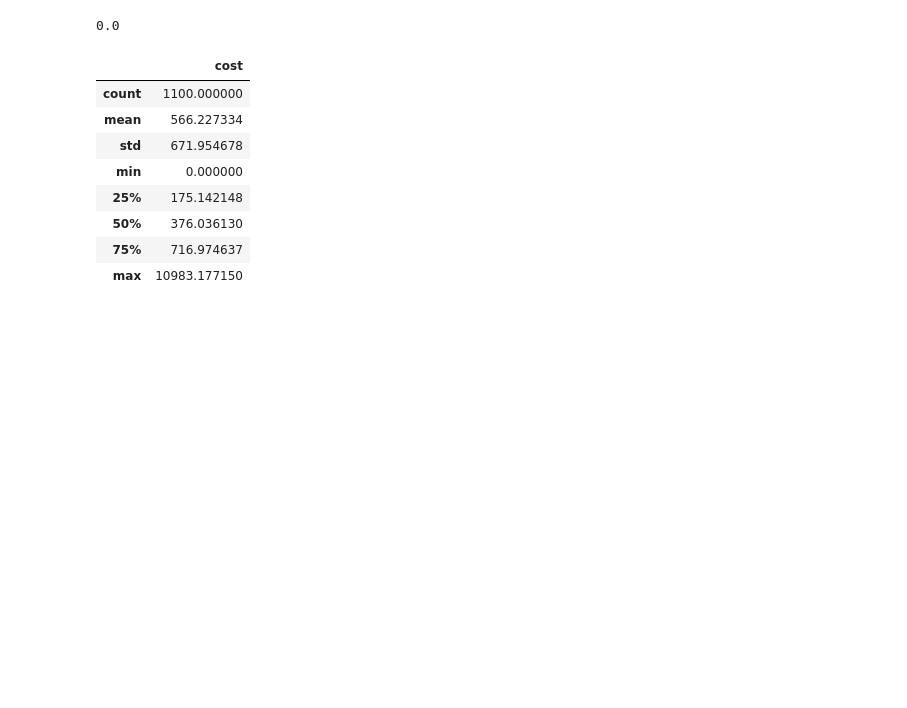
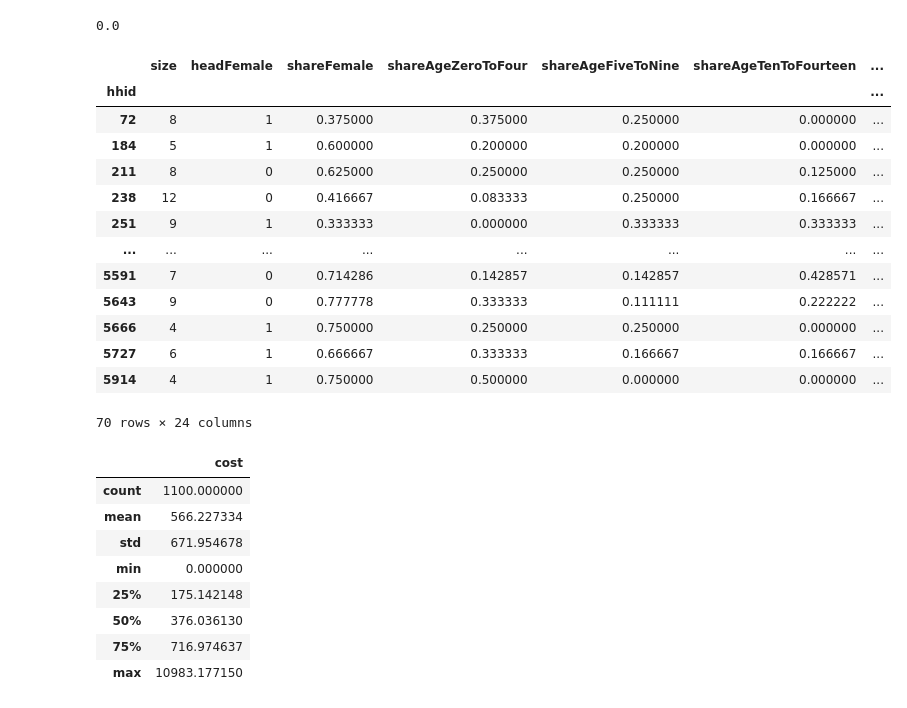
Before and after one commit to Colleen-ODonnell/KenyaPovertyTargetingModel, a Jupyter notebook: 2progs/C3_RenameVariables2.ipynb, the cells around one changed output. Drawn from its saved outputs; the diff is of its cells as text; code cells hidden in the pictures; blank space fills up the shorter version.

```diff
--- a/2progs/C3_RenameVariables2.ipynb
+++ b/2progs/C3_RenameVariables2.ipynb
@@ -245,6 +249,23 @@ foo = pd.DataFrame({
 foo.shareSpeaks.min()
 # %% [output]
 0.0
+# %%
+foo.query('shareAgeNaN!=0.0')
+# %% [output]
+|  | size | headFemale | shareFemale | shareAgeZeroToFour | shareAgeFiveToNine | shareAgeTenToFourteen | ... |
+| hhid |  |  |  |  |  |  | ... |
+| 72 | 8 | 1 | 0.375000 | 0.375000 | 0.250000 | 0.000000 | ... |
+| 184 | 5 | 1 | 0.600000 | 0.200000 | 0.200000 | 0.000000 | ... |
+| 211 | 8 | 0 | 0.625000 | 0.250000 | 0.250000 | 0.125000 | ... |
+| 238 | 12 | 0 | 0.416667 | 0.083333 | 0.250000 | 0.166667 | ... |
+| 251 | 9 | 1 | 0.333333 | 0.000000 | 0.333333 | 0.333333 | ... |
+| ... | ... | ... | ... | ... | ... | ... | ... |
+| 5591 | 7 | 0 | 0.714286 | 0.142857 | 0.142857 | 0.428571 | ... |
+| 5643 | 9 | 0 | 0.777778 | 0.333333 | 0.111111 | 0.222222 | ... |
+| 5666 | 4 | 1 | 0.750000 | 0.250000 | 0.250000 | 0.000000 | ... |
+| 5727 | 6 | 1 | 0.666667 | 0.333333 | 0.166667 | 0.166667 | ... |
+| 5914 | 4 | 1 | 0.750000 | 0.500000 | 0.000000 | 0.000000 | ... |
+70 rows × 24 columns
 # %%
 NFSum.describe()
 # %% [output]
```
Also changed, not shown: parts of 17 cells of this notebook, 16 other files.
